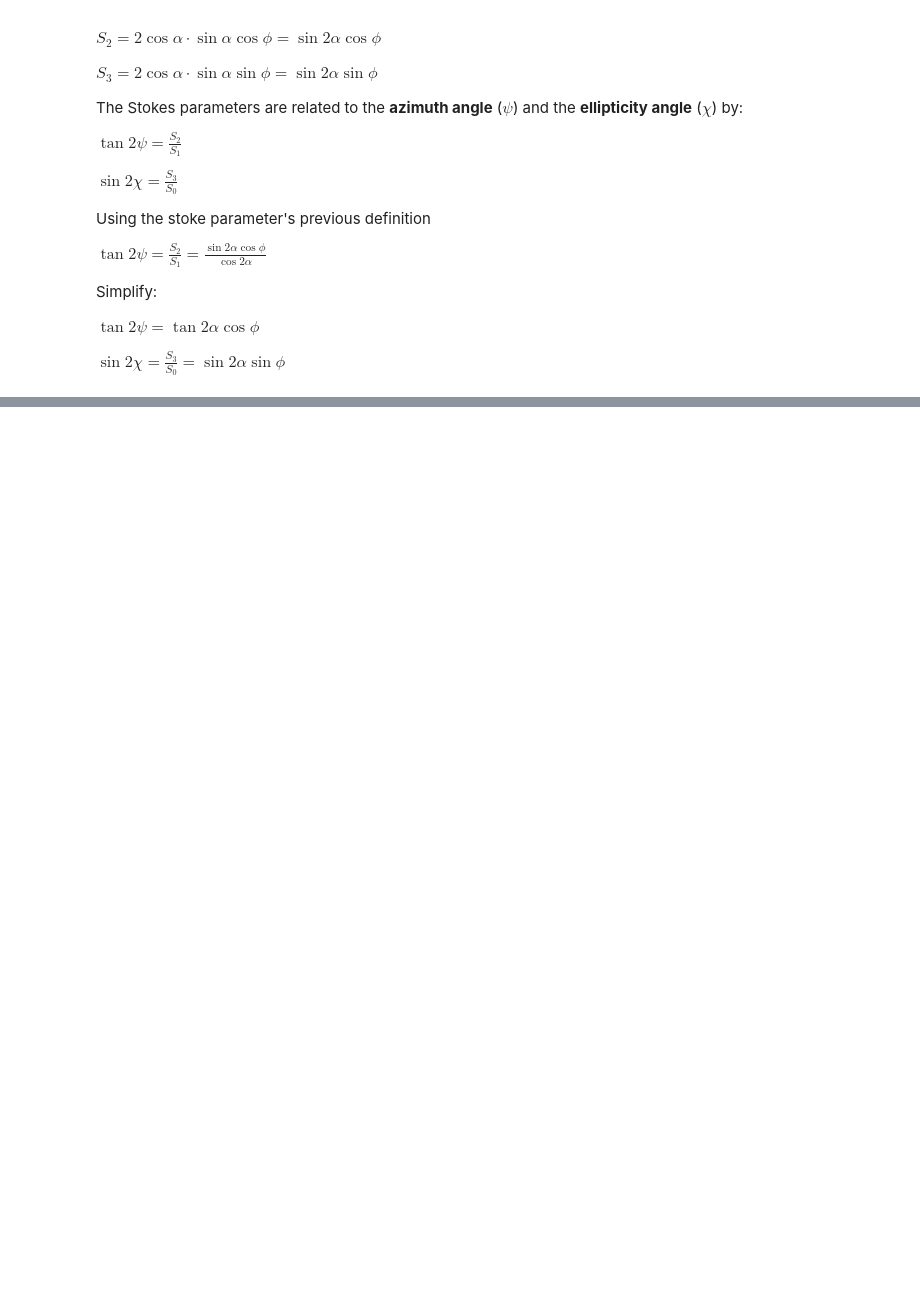
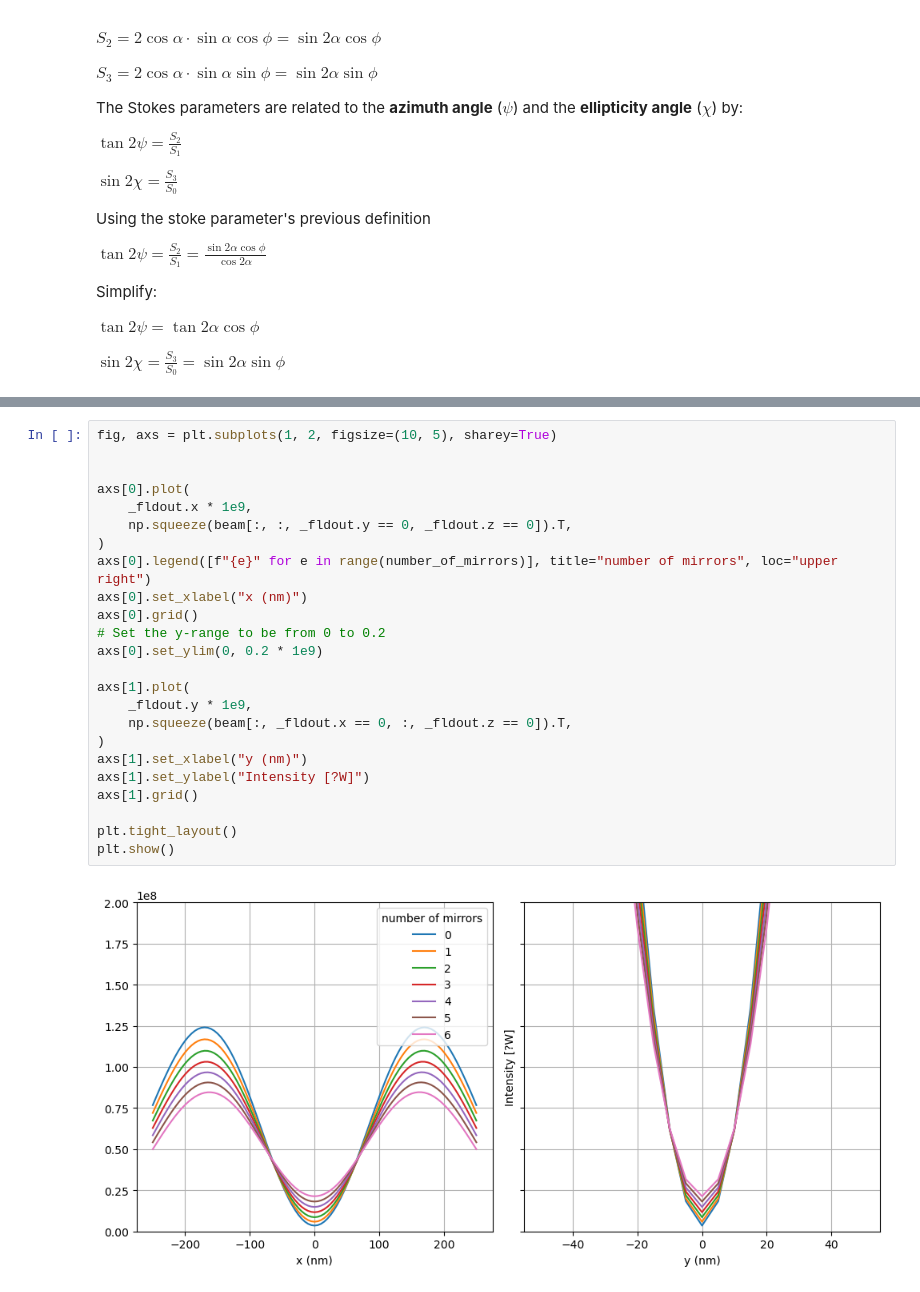
Before and after one commit to sfbarrerab/beam-shape-setups, a Jupyter notebook: ellipticity_changes_simulation.ipynb, the cells around one changed output, grey strips where cells are left out. Saved outputs shown, nothing was run; the diff lists cells and outputs as text; blank space fills up the shorter version.

```diff
--- a/ellipticity_changes_simulation.ipynb
+++ b/ellipticity_changes_simulation.ipynb
@@ -248,0 +307,26 @@ plt.show()
+# %%
+fig, axs = plt.subplots(1, 2, figsize=(10, 5), sharey=True)
+
+
+axs[0].plot(
+    _fldout.x * 1e9,
+    np.squeeze(beam[:, :, _fldout.y == 0, _fldout.z == 0]).T,
+)
+axs[0].legend([f"{e}" for e in range(number_of_mirrors)], title="number of mirrors", loc="upper right")
+axs[0].set_xlabel("x (nm)")
+axs[0].grid()
+# Set the y-range to be from 0 to 0.2
+axs[0].set_ylim(0, 0.2 * 1e9)
+
+axs[1].plot(
+    _fldout.y * 1e9,
+    np.squeeze(beam[:, _fldout.x == 0, :, _fldout.z == 0]).T,
+)
+axs[1].set_xlabel("y (nm)")
+axs[1].set_ylabel("Intensity [?W]")
+axs[1].grid()
+
+plt.tight_layout()
+plt.show()
+# %% [output]
+[figure, added]
```
Also changed, not shown: parts of 7 cells of this notebook.
